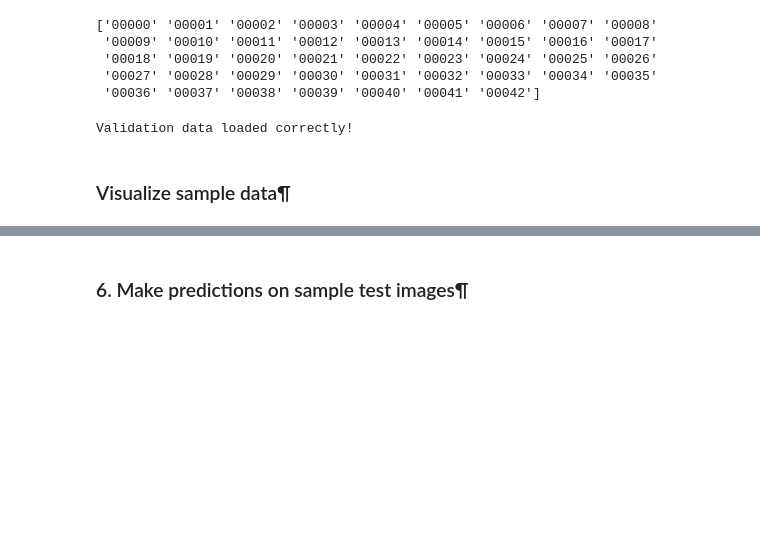
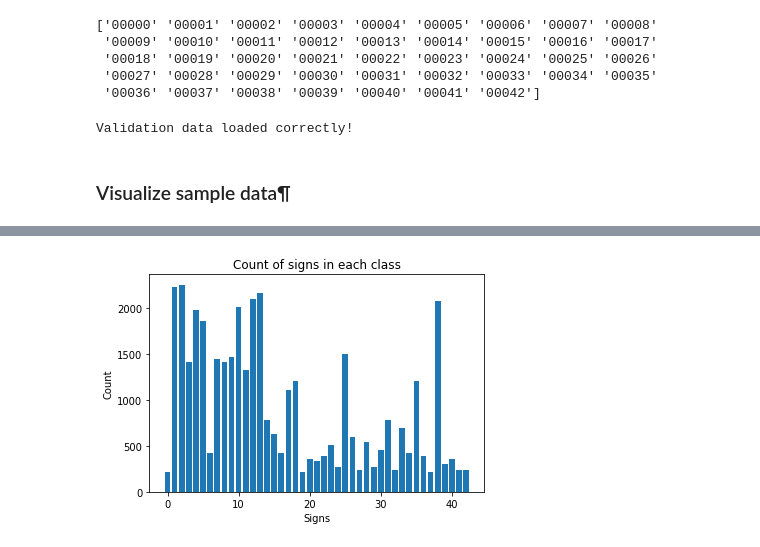
Before and after one commit to j99nowicki/ml_road_signs, a Jupyter notebook: 1 Download data.ipynb, the cells around one changed output, grey strips where cells are left out. Drawn from its saved outputs; the diff is of its cells as text; code cells hidden in the pictures; blank space fills up the shorter version.

```diff
--- a/1 Download data.ipynb
+++ b/1 Download data.ipynb
@@ -43,18 +41,16 @@ GTSRB train data format is directly supported by pytorch generic data loader Ima
 # %%
 # Create Dataset
 
-normalize = transforms.Normalize(mean=[0.485, 0.456, 0.406],
-                                 std=[0.229, 0.224, 0.225])
+#Create Transforms
 
-#Create Transforms
 transform_train = transforms.Compose([
-    transforms.Resize((32, 32)),
+#    transforms.Resize((32, 32)),
+    transforms.Resize(224),
     transforms.ToTensor(),
-    normalizetransforms.Normalize((0.3403, 0.3121, 0.3214),
-                         (0.2724, 0.2608, 0.2669))
+    transforms.Normalize([0.485, 0.456, 0.406], [0.229, 0.224, 0.225])
 ])
 
-train_dataset = datasets.ImageFolder('./source_data/train/GTSRB/Final_Training/Images')
+train_dataset = datasets.ImageFolder('./source_data/train/GTSRB/Final_Training/Images', transform=transform_train)
 
 # Load Datasets
 train_dataloader = torch.utils.data.DataLoader(
@@ -230,2 +144,0 @@ model.load_state_dict(torch.load('models/pytorch/weights.h5'))
-# %% [markdown]
-### 6. Make predictions on sample test images¶
@@ -243,8 +145,15 @@ pred_probs = F.softmax(pred_logits_tensor, dim=1).cpu().data.numpy()
-# %%
-fig, axs = plt.subplots(1, len(img_list), figsize=(20, 5))
-for i, img in enumerate(img_list):
-    ax = axs[i]
-    ax.axis('off')
-    ax.set_title("{:.0f}% Alien, {:.0f}% Predator".format(100*pred_probs[i,0],
-                                                          100*pred_probs[i,1]))
-    ax.imshow(img)
+# %%
+labels = np.zeros(len(train_dataset.classes))
+for i in range(len(train_dataset)):
+    x,y = train_dataset[i]
+    labels[y] +=1
+labels = np.array(labels, dtype=int)
+
+classes = np.arange(len(labels))
+plt.bar(classes, labels)
+plt.xlabel('Signs')
+plt.ylabel('Count')
+plt.title('Count of signs in each class')
+plt.show()
+# %% [output]
+[figure, added]
```
Also changed, not shown: parts of 19 cells of this notebook, 2 other files.
